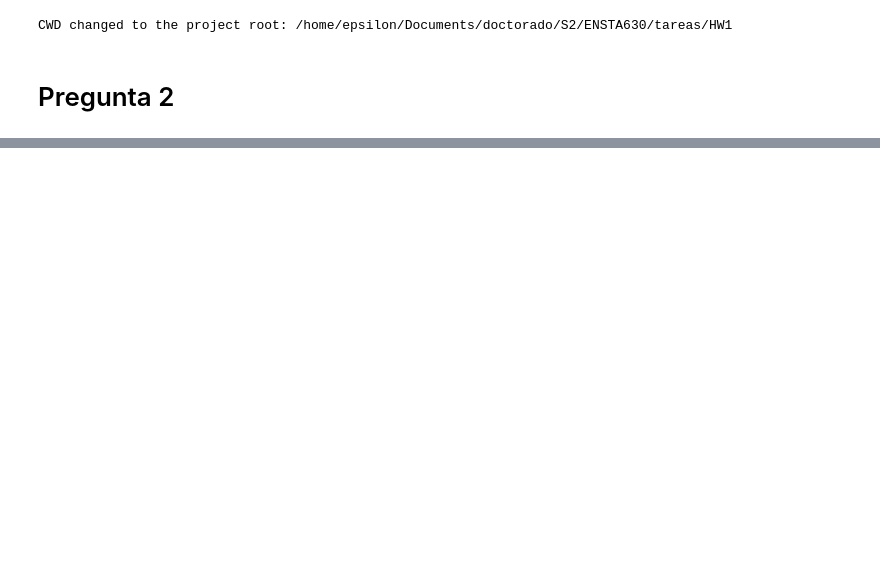
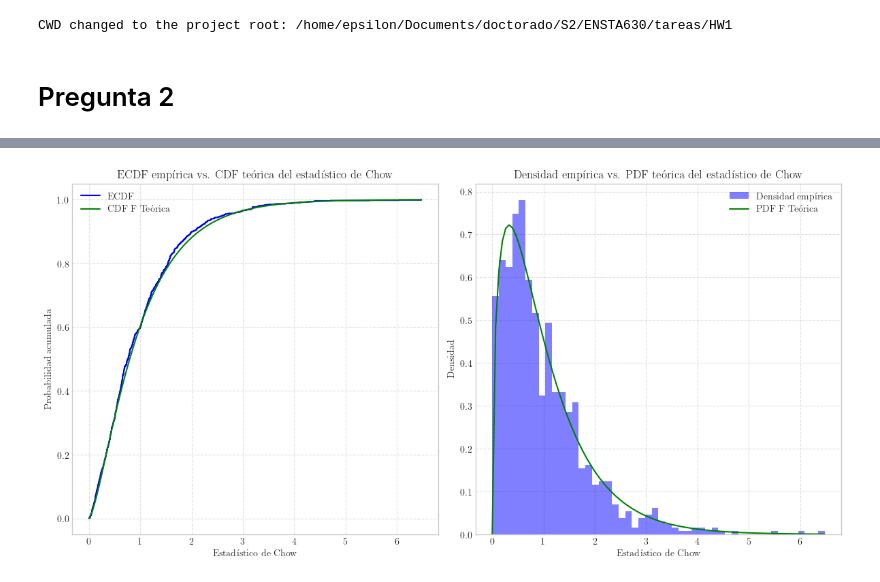
Before and after one commit to ensta630team/HW1---Python, a Jupyter notebook: presentation/notebooks/pregunta_2.ipynb, the cells around one changed output, grey strips where cells are left out. Cells and saved outputs as stored; diff of their text form; code cells hidden in the pictures; blank space fills up the shorter version.

```diff
--- a/presentation/notebooks/pregunta_2.ipynb
+++ b/presentation/notebooks/pregunta_2.ipynb
@@ -48,0 +165,4 @@ uplot.plot_serie(Y, model=model)
+# %%
+graficochow(densidad=testChow)
+# %% [output]
+[figure, added]
```
Also changed, not shown: parts of 10 cells of this notebook, 7 other files.
